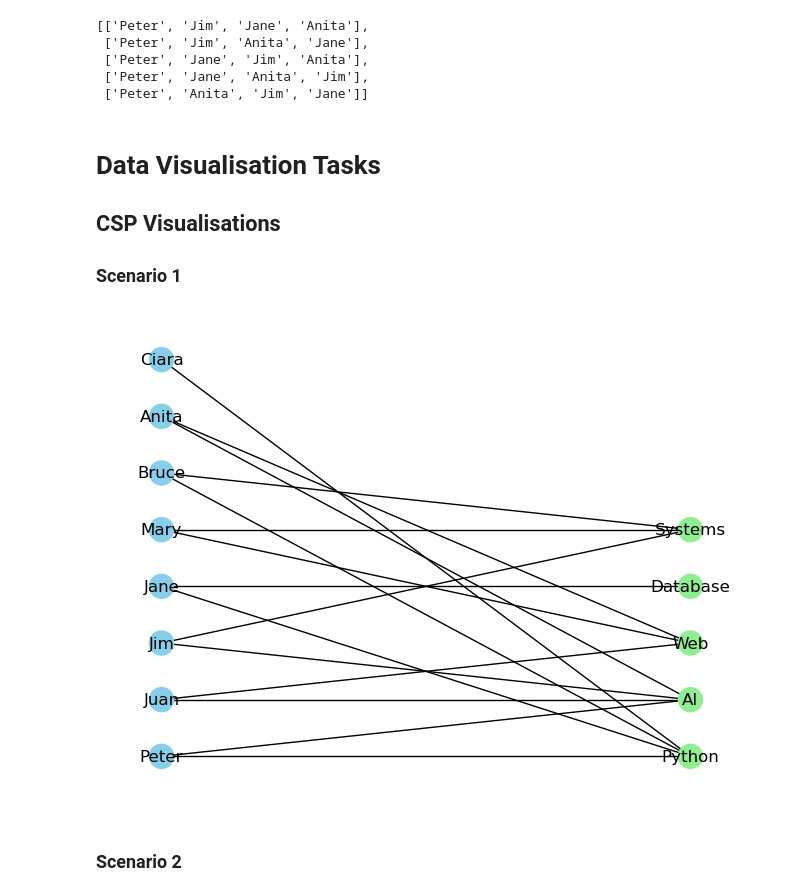
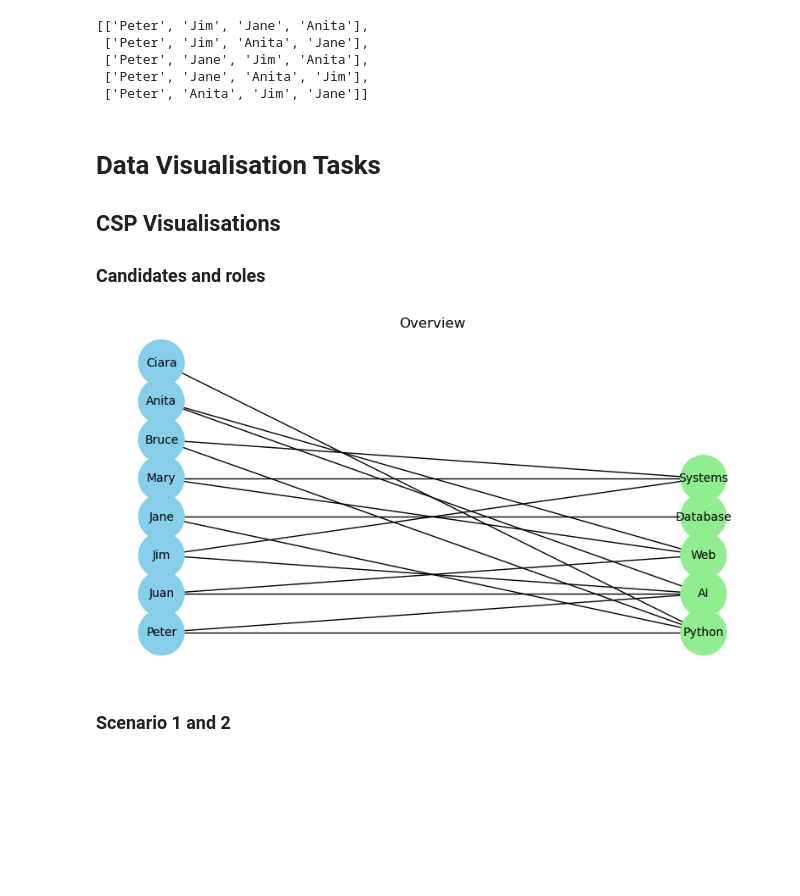
Before and after one commit to 2023323-MarcosOliveira/Final-Integrated-CA, a Jupyter notebook: Marcos_Oliveira_AI_DV_ICA.ipynb, the cells around one changed output. Cells and saved outputs as stored; diff of their text form; code cells hidden in the pictures; blank space fills up the shorter version.

Commit message:
feat: :memo: CSP Visualisations - Scenario 1 and 2
Its possible to see an overview, scenario 1 and 3 images

```diff
--- a/Marcos_Oliveira_AI_DV_ICA.ipynb
+++ b/Marcos_Oliveira_AI_DV_ICA.ipynb
@@ -18,10 +18,11 @@ Student Number: `2023323`
 
 ### Scenario 1:
 # %%
+
 from itertools import combinations
 
 # Candidates and their abilities
-candidates = {
+candidates_scenario_1 = {
     "Peter": ["Python", "AI"],
     "Juan": ["Web", "AI"],
     "Jim": ["AI", "Systems"],
@@ -33,8 +34,8 @@ candidates = {
 }
 
 # Required roles
-required_roles = {
-    "Python": 2,
+required_roles_scenario_1 = {
+    "Python": 1,  # One Python role is already filled by Ciara
     "AI": 2,
     "Web": 1,
     "Database": 1,
@@ -43,18 +44,18 @@ required_roles = {
 
 # Function to check if the combination of hires covers all roles
 def covers_all_roles(hires):
-    covered_roles = {role: 0 for role in required_roles.keys()}
+    covered_roles = {role: 0 for role in required_roles_scenario_1.keys()}
 
     for hire in hires:
-        for skill in candidates[hire]:
+        for skill in candidates_scenario_1[hire]:
             if skill in covered_roles:
                 covered_roles[skill] += 1
 
     # Check if all roles are adequately covered
-    return all(covered_roles[role] >= required_roles[role] for role in covered_roles)
+    return all(covered_roles[role] >= required_roles_scenario_1[role] for role in covered_roles)
 
 # Generate combinations of three hires (excluding Ciara who is a given hire)
-possible_hires = set(candidates.keys()) - {"Ciara"}
+possible_hires = set(candidates_scenario_1.keys()) - {"Ciara"}
 combinations_of_hires = combinations(possible_hires, 3)
 
 # Find valid combinations
@@ -247,7 +248,7 @@ dfs_valid_assignments_scenario_2[:5]  # Display the first 5 solutions for brevit
 # Data Visualisation Tasks
 ## CSP Visualisations
 
-### Scenario 1
+### Candidates and roles
 # %%
 # Please install these packages if you dont have it yet
 
@@ -256,47 +257,53 @@ dfs_valid_assignments_scenario_2[:5]  # Display the first 5 solutions for brevit
 # %%
 import matplotlib.pyplot as plt
 import networkx as nx
 
-def visualize_csp(candidates, roles):
+# Candidates and roles overview
+candidates_scenario = {
+    "Peter": ["Python", "AI"],
+    "Juan": ["Web", "AI"],
+    "Jim": ["AI", "Systems"],
+    "Jane": ["Python", "Database"],
+    "Mary": ["Web", "Systems"],
+    "Bruce": ["Systems", "Python"],
+    "Anita": ["Web", "AI"],
+    "Ciara": ["Python"]
+}
+
+roles_scenario = ["Python", "AI", "Web", "Database", "Systems"]
+
+def visualize_csp(candidates, roles, scenario_title):
     G = nx.Graph()
 
     # Add nodes for each candidate and role
     for candidate in candidates:
         G.add_node(candidate, type='candidate', bipartite=0)
     for role in roles:
         G.add_node(role, type='role', bipartite=1)
 
-    # Add edges between candidates and roles they can fill
+    # Add edges between candidates and roles
     for candidate, skills in candidates.items():
         for skill in skills:
             if skill in roles:
                 G.add_edge(candidate, skill)
 
     # Separate positions for candidates and roles
     pos = {}
     pos.update((node, (1, index)) for index, node in enumerate(candidates))
     pos.update((node, (2, index)) for index, node in enumerate(roles))
 
     # Draw the graph
-    nx.draw(G, pos, with_labels=True, node_color=['skyblue' if G.nodes[node]['type'] == 'candidate' else 'lightgreen' for node in G])
+    plt.figure(figsize=(10, 5))
+    plt.title(scenario_title)
+    nx.draw(G, pos, with_labels=True,
+            node_color=['skyblue' if G.nodes[node]['type'] == 'candidate' else 'lightgreen' for node in G],
+            node_size=1500,
+            font_size=10)
     plt.show()
 
-# Candidates and roles for Scenario 1
-candidates_scenario_1 = {
-    "Peter": ["Python", "AI"],
-    "Juan": ["Web", "AI"],
-    "Jim": ["AI", "Systems"],
-    "Jane": ["Python", "Database"],
-    "Mary": ["Web", "Systems"],
-    "Bruce": ["Systems", "Python"],
-    "Anita": ["Web", "AI"],
-    "Ciara": ["Python"]  # Assuming Ciara knows Python
-}
 
-roles_scenario_1 = ["Python", "AI", "Web", "Database", "Systems"]
-
-visualize_csp(candidates_scenario_1, roles_scenario_1)
+visualize_csp(candidates_scenario, roles_scenario, "Overview")
 # %% [output]
-[figure, old version]
+[figure, new version]
 # %% [markdown]
-### Scenario 2
+### Scenario 1 and 2
```
Also changed, not shown: parts of 3 cells of this notebook, 1 other file.
